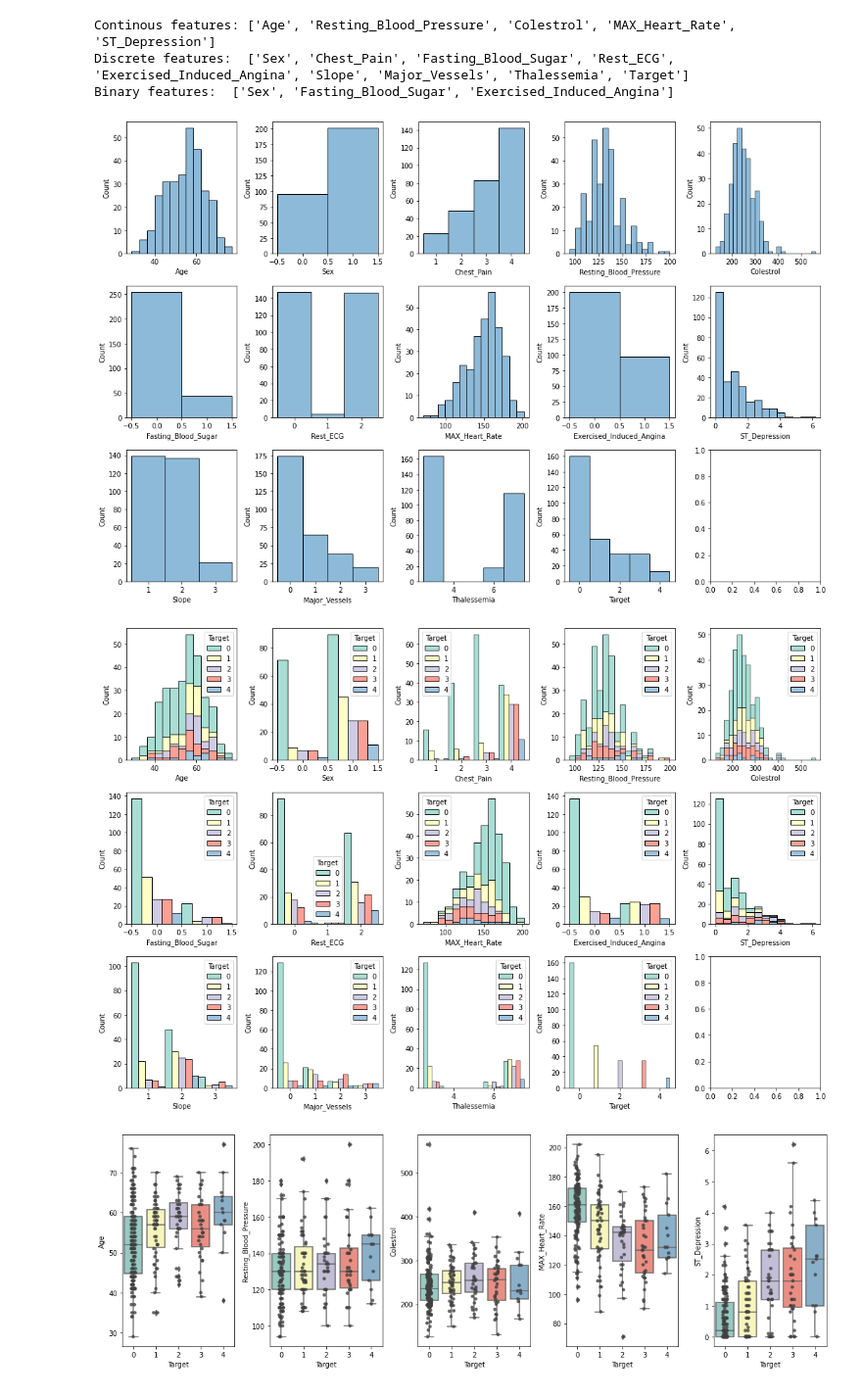
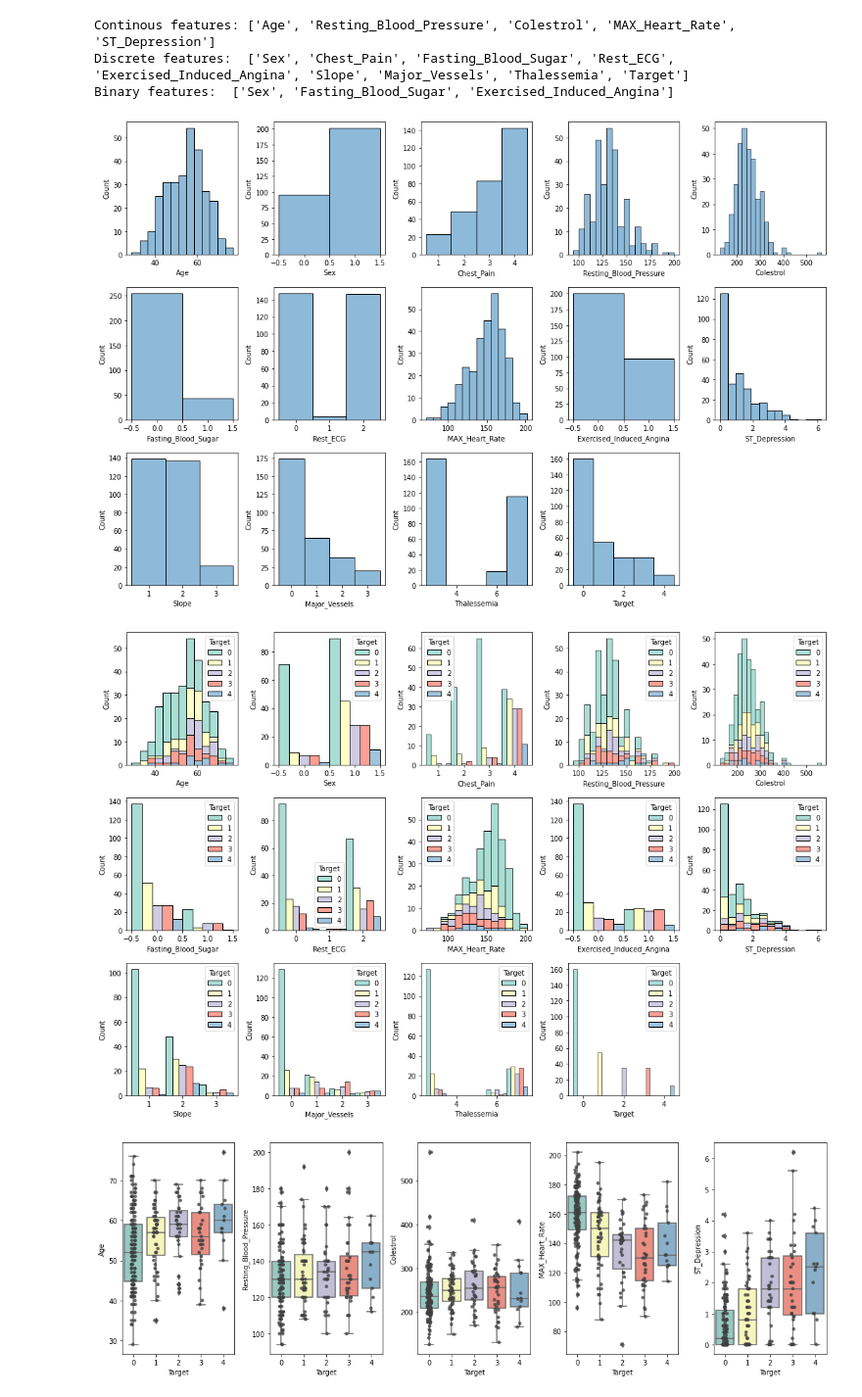
Before and after one commit to annaliu0717/DL2122_Project, a Jupyter notebook: uci_heart_disease_detection.ipynb, the cells around one changed output. Shown at 98% size. Saved outputs shown, nothing was run; the diff lists cells and outputs as text; code cells hidden in the pictures.

```diff
--- a/uci_heart_disease_detection.ipynb
+++ b/uci_heart_disease_detection.ipynb
@@ -75,8 +82,11 @@ Total 14 features
 # Remove rows containing invalid values
 data = raw_data.drop(invalid_rows, axis = 0)
 # convert data type of cols Major_Vessels and Thalessemia from object to int
-data.Major_Vessels = data.Major_Vessels.values.astype(np.float32)
-data.Thalessemia = data.Thalessemia.values.astype(np.float32)
+data.Major_Vessels = data.Major_Vessels.values.astype(np.float64).astype(np.int64)
+data.Thalessemia = data.Thalessemia.values.astype(np.float64).astype(np.int64)
+data.Chest_Pain = data.Chest_Pain.values.astype(np.int64)
+data.Rest_ECG = data.Rest_ECG.values.astype(np.int64)
+data.Slope = data.Slope.values.astype(np.int64)
 # %% [markdown]
 # Data exploration
 # %%
@@ -115,15 +125,16 @@ Binary features:  ['Sex', 'Fasting_Blood_Sugar', 'Exercised_Induced_Angina']
 # %%
 # Histogram of each features
 fig, axes = plt.subplots(3,5, figsize=(15,10))
 axes = axes.flatten()
 for i, col in enumerate(data.columns):
     discrete = False
     if col in disc_features:
         discrete = True
     sns.histplot(data[col], ax=axes[i], discrete=discrete, alpha=0.5)
 plt.tight_layout()
+fig.delaxes(axes[-1])
 # %% [output]
-[figure, old version]
+[figure, new version]
 # %%
 # Histogram of each features in different classes
 fig, axes = plt.subplots(3,5, figsize=(15,10))
@@ -134,8 +145,9 @@ for i, col in enumerate(data.columns):
     elif col in cont_features:
         sns.histplot(data=data, hue='Target', x=col, ax=axes[i], discrete=False, multiple='stack',palette="Set3")
 plt.tight_layout()
+fig.delaxes(axes[-1])
 # %% [output]
-[figure, old version]
+[figure, new version]
 # %%
 # box plots of different continous features
 fig, axes = plt.subplots(1, 5, figsize=(15,5))
```
Also changed, not shown: parts of 30 cells of this notebook.
